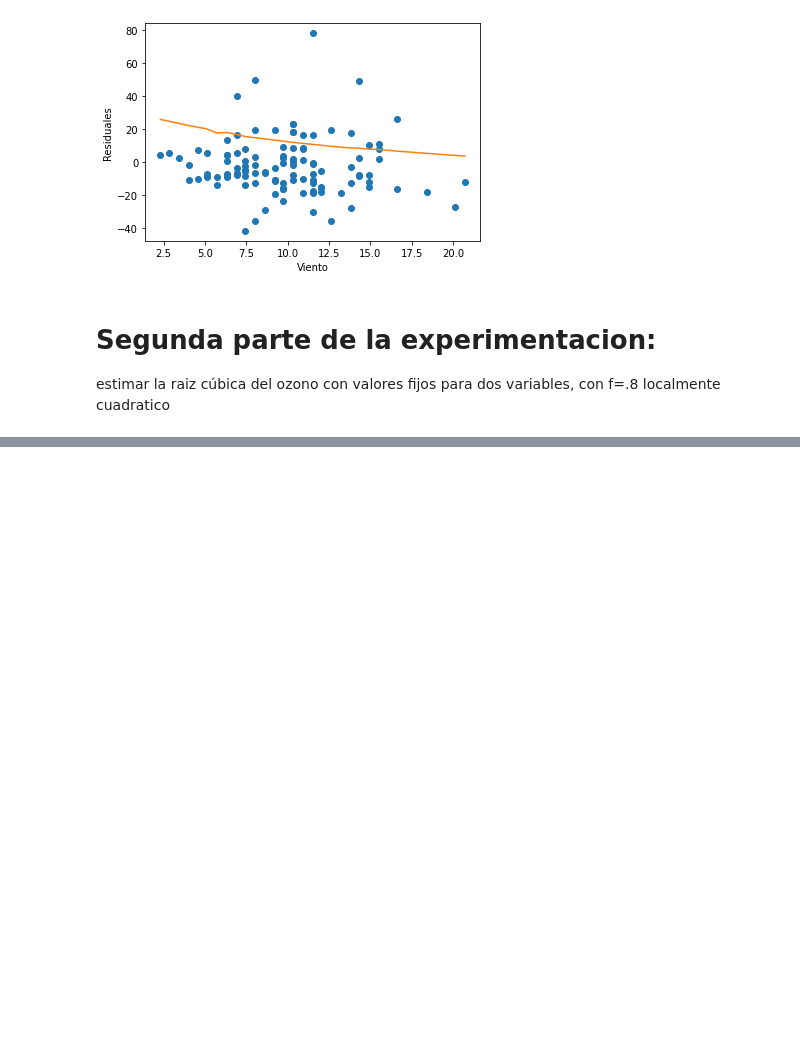
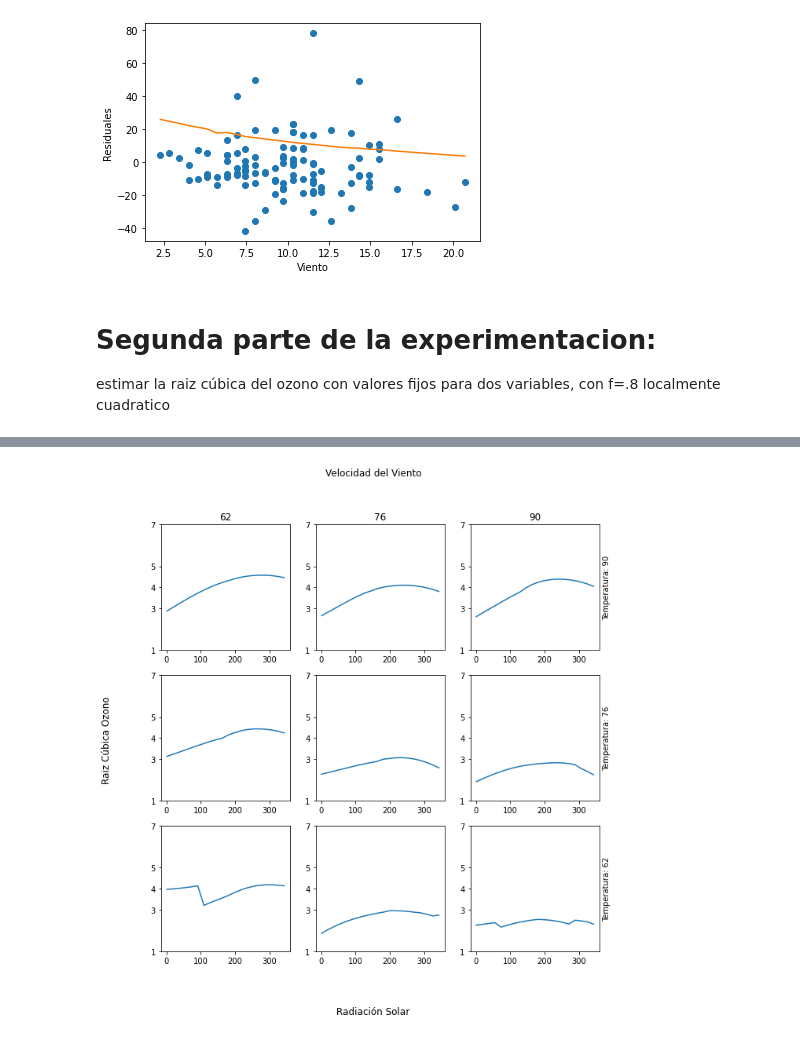
Before and after one commit to maltenzo/Tp3-Metodos, a Jupyter notebook: Implementacion.ipynb, the cells around one changed output, grey strips where cells are left out. Cells and saved outputs as stored; diff of their text form; code cells hidden in the pictures; blank space fills up the shorter version.

```diff
--- a/Implementacion.ipynb
+++ b/Implementacion.ipynb
@@ -411,0 +471,4 @@ estimacionOzono_temperatura = estimarLoessOzono(variables_reales, raiz_cubica_oz
+# %%
+plotear3x3('Temperatura', valores_fijos_temperatura, 'Velocidad del Viento', valores_fijos_temperatura, 'Radiación Solar', valores_variables_radiacion, estimacionOzono_radiacion)
+# %% [output]
+[figure, added]
```
Also changed, not shown: parts of 8 cells of this notebook, 9 other files.
